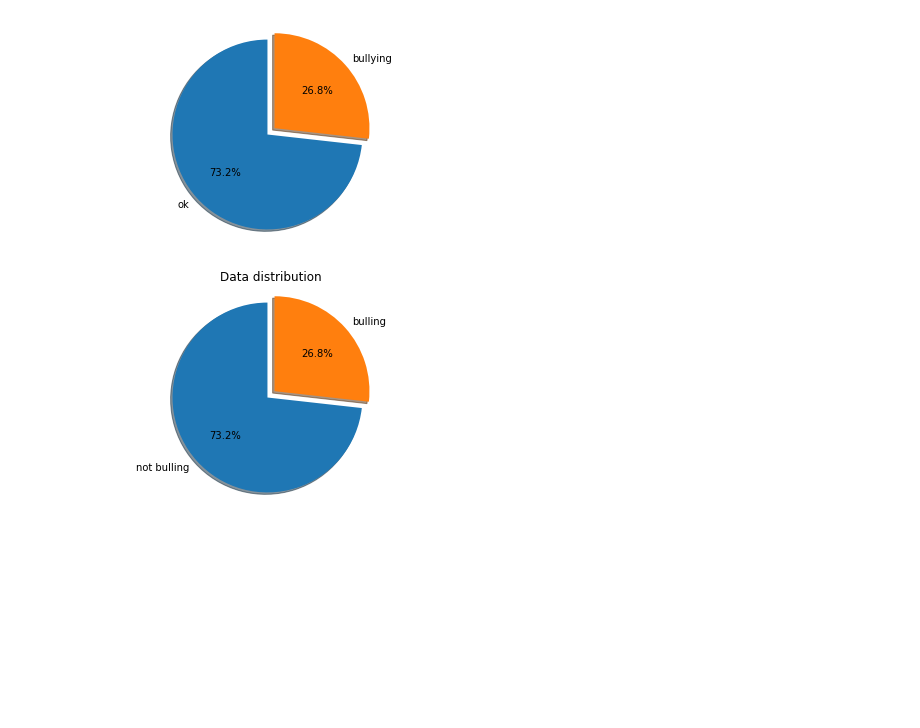
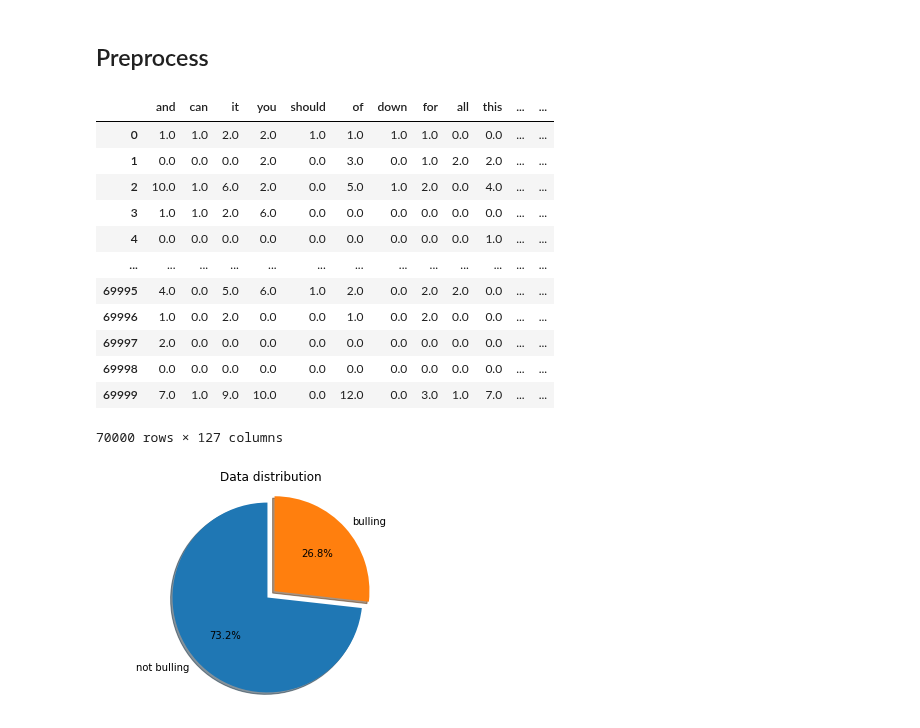
Before and after one commit to YD5463/CyberbullyingDetector, a Jupyter notebook: Notebooks/good.ipynb, the cells around one changed output. Cells and saved outputs as stored; diff of their text form; code cells hidden in the pictures; blank space fills up the shorter version.

```diff
--- a/Notebooks/logistic.ipynb
+++ b/Notebooks/good.ipynb
@@ -143,0 +48,17 @@ class LogisticRegression:
+# %%
+def get_words_count(text:str) -> (pd.Series,int):
+    text = re.findall(r"(?u)\b\w\w+\b",text)
+    words_count = pd.Series(Counter(text))
+    words_count = words_count.drop(labels=set(words_count.keys()).difference(set(stopwords.words('english'))))
+    return words_count,len(text)
+
+class CountVectorizer:
+    def __init__(self,X:pd.Series,min_df=0.0001):
+        self.words_count,text_len = get_words_count(" ".join(X.ravel()))
+        self.words_count = self.words_count[self.words_count > min_df*text_len]
+
+    def transform(self,X:pd.Series):
+        def helper(row_text):
+            res = get_words_count(row_text)[0]
+            return res.drop(set(res.keys()).difference(self.words_count.keys()))
+        return X.swifter.apply(helper).fillna(0)
@@ -144,18 +127,28 @@ class LogisticRegression:
+# %% [markdown]
+## Preprocess
 # %%
-from sklearn.utils import shuffle
+
 df= pd.read_csv("../Data/ver1.csv", index_col=False)
 df = df.dropna()
-df = shuffle(df)
 df.drop(["Unnamed: 0", "index"],axis=1, inplace = True)
-X = df["Text"]
+X = df["Text"].swifter.apply(lambda text : re.sub(r'\d+', '', text).lower())
 y= df["oh_label"]
+x_train, x_test, y_train, y_test = train_test_split(X.values, y.values, test_size=0.3, random_state=1)
+vectorizer = CountVectorizer(pd.Series(x_train))
+x_train = vectorizer.transform(pd.Series(x_train))
+x_test = vectorizer.transform(pd.Series(x_test))
+x_train
+# %% [output]
+|  | and | can | it | you | should | of | down | for | all | this | ... | ... |
+| 0 | 1.0 | 1.0 | 2.0 | 2.0 | 1.0 | 1.0 | 1.0 | 1.0 | 0.0 | 0.0 | ... | ... |
+| 1 | 0.0 | 0.0 | 0.0 | 2.0 | 0.0 | 3.0 | 0.0 | 1.0 | 2.0 | 2.0 | ... | ... |
+| 2 | 10.0 | 1.0 | 6.0 | 2.0 | 0.0 | 5.0 | 1.0 | 2.0 | 0.0 | 4.0 | ... | ... |
+| 3 | 1.0 | 1.0 | 2.0 | 6.0 | 0.0 | 0.0 | 0.0 | 0.0 | 0.0 | 0.0 | ... | ... |
+| 4 | 0.0 | 0.0 | 0.0 | 0.0 | 0.0 | 0.0 | 0.0 | 0.0 | 0.0 | 1.0 | ... | ... |
+| ... | ... | ... | ... | ... | ... | ... | ... | ... | ... | ... | ... | ... |
+| 69995 | 4.0 | 0.0 | 5.0 | 6.0 | 1.0 | 2.0 | 0.0 | 2.0 | 2.0 | 0.0 | ... | ... |
+| 69996 | 1.0 | 0.0 | 2.0 | 0.0 | 0.0 | 1.0 | 0.0 | 2.0 | 0.0 | 0.0 | ... | ... |
+| 69997 | 2.0 | 0.0 | 0.0 | 0.0 | 0.0 | 0.0 | 0.0 | 0.0 | 0.0 | 0.0 | ... | ... |
+| 69998 | 0.0 | 0.0 | 0.0 | 0.0 | 0.0 | 0.0 | 0.0 | 0.0 | 0.0 | 0.0 | ... | ... |
+| 69999 | 7.0 | 1.0 | 9.0 | 10.0 | 0.0 | 12.0 | 0.0 | 3.0 | 1.0 | 7.0 | ... | ... |
+70000 rows × 127 columns
-# %%
-import matplotlib.pyplot as plt
-import seaborn as sns
-fig1, ax1 = plt.subplots()
-ax1.pie(y.value_counts(), explode=(0, 0.1), labels=["ok","bullying"], autopct='%1.1f%%',
-        shadow=True, startangle=90)
-ax1.axis('equal')
-plt.show()
-# %% [output]
-[figure, removed]
```
Also changed, not shown: parts of 31 cells of this notebook, 6 other files.
